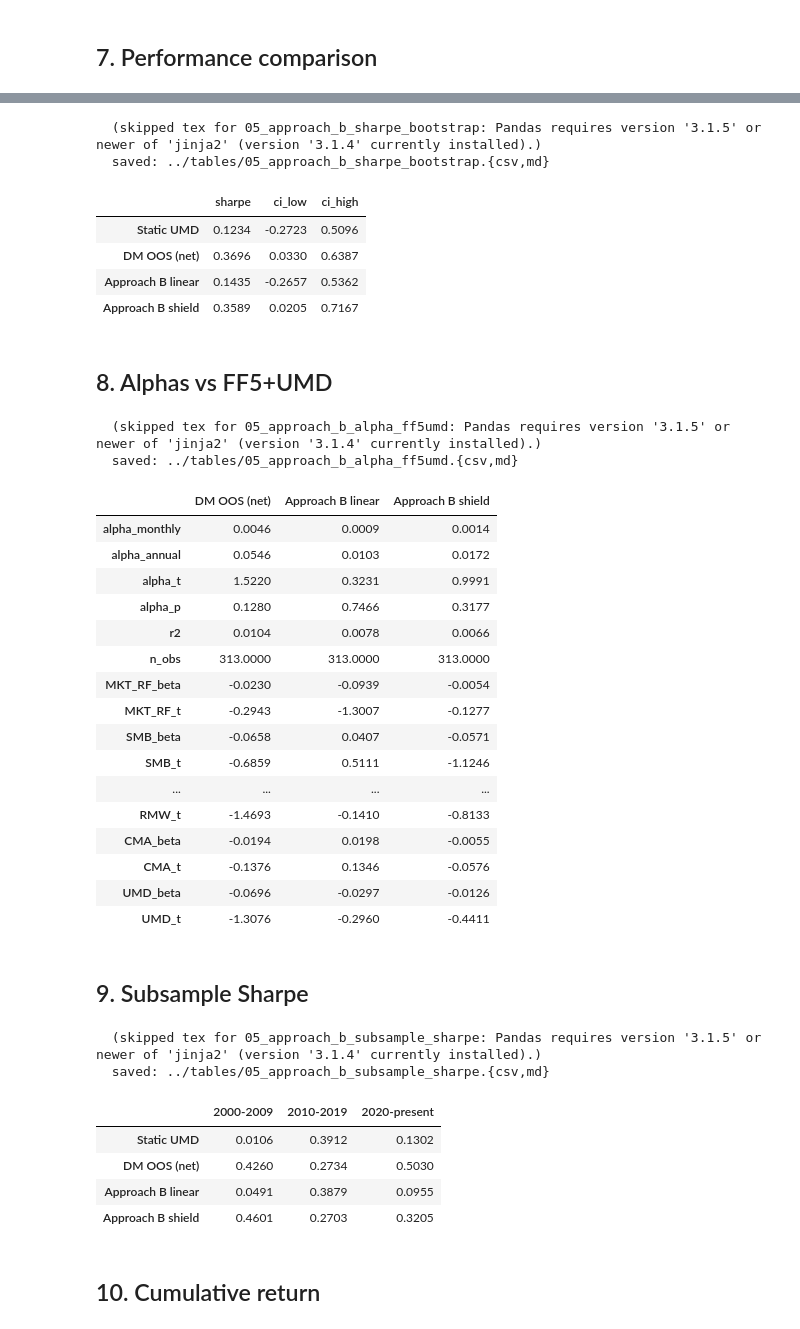
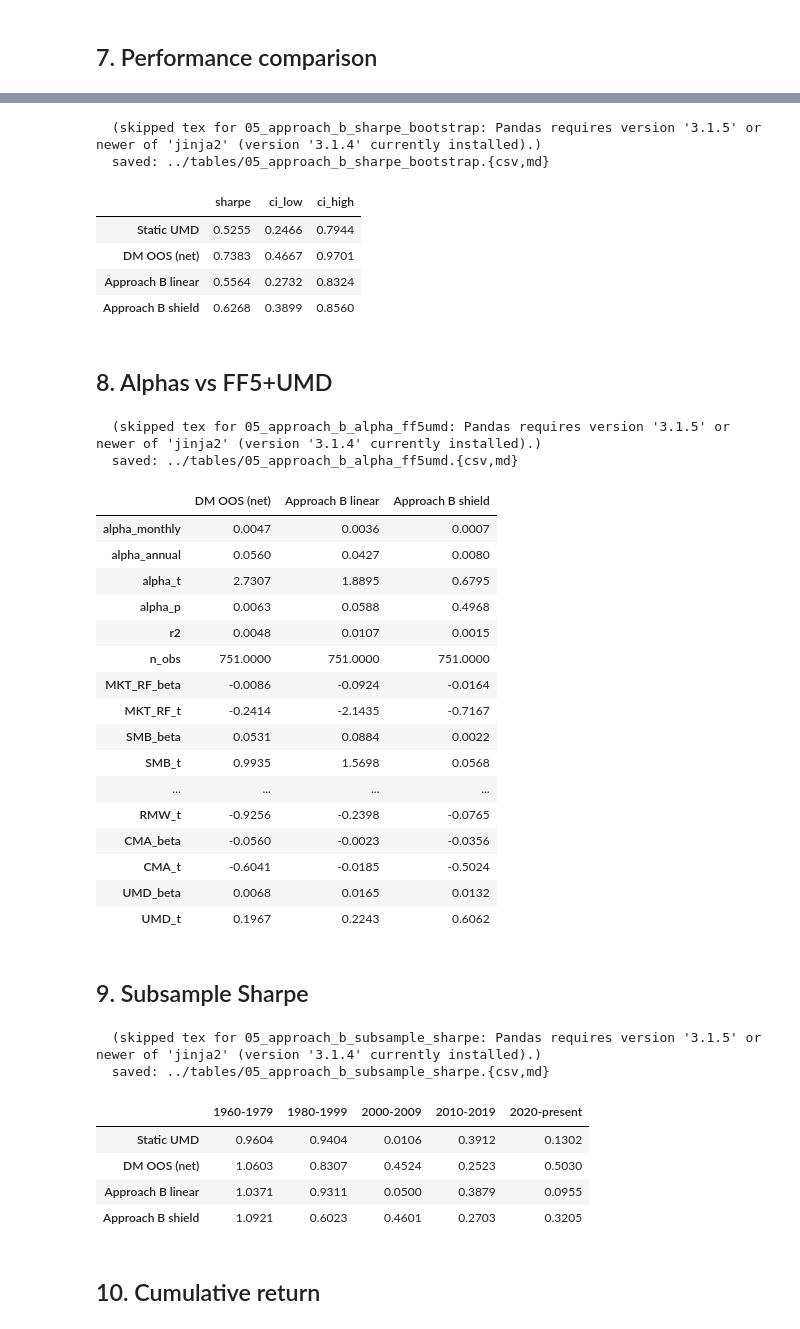
Before and after one commit to wyw2010/inertia-momentum-timing, a Jupyter notebook: notebooks/05_approach_b_classifier.ipynb, the cells around one changed output, grey strips where cells are left out. Drawn from its saved outputs; the diff is of its cells as text; code cells hidden in the pictures.

Commit message:
Extend OOS backtest window to 1960 across all approaches for tighter CIs.

```diff
--- a/notebooks/05_approach_b_classifier.ipynb
+++ b/notebooks/05_approach_b_classifier.ipynb
@@ -45,7 +45,7 @@ apply_style()
 pd.set_option('display.float_format', lambda x: f'{x:,.4f}')
 
 FIG_DIR, TABLE_DIR = '../figures', '../tables'
-OOS_START = '2000-01-01'
+OOS_START = '1960-01-01'
 # %% [markdown]
 ## 1. Load panel
 # %%
@@ -185,10 +185,10 @@ boot_df
   (skipped tex for 05_approach_b_sharpe_bootstrap: Pandas requires version '3.1.5' or newer of 'jinja2' (version '3.1.4' currently installed).)
   saved: ../tables/05_approach_b_sharpe_bootstrap.{csv,md}
 |  | sharpe | ci_low | ci_high |
-| Static UMD | 0.1234 | -0.2723 | 0.5096 |
-| DM OOS (net) | 0.3696 | 0.0330 | 0.6387 |
-| Approach B linear | 0.1435 | -0.2657 | 0.5362 |
-| Approach B shield | 0.3589 | 0.0205 | 0.7167 |
+| Static UMD | 0.5255 | 0.2466 | 0.7944 |
+| DM OOS (net) | 0.7383 | 0.4667 | 0.9701 |
+| Approach B linear | 0.5564 | 0.2732 | 0.8324 |
+| Approach B shield | 0.6268 | 0.3899 | 0.8560 |
 # %% [markdown]
 ## 8. Alphas vs FF5+UMD
 # %%
@@ -203,41 +203,43 @@ alpha_df.T
   (skipped tex for 05_approach_b_alpha_ff5umd: Pandas requires version '3.1.5' or newer of 'jinja2' (version '3.1.4' currently installed).)
   saved: ../tables/05_approach_b_alpha_ff5umd.{csv,md}
 |  | DM OOS (net) | Approach B linear | Approach B shield |
-| alpha_monthly | 0.0046 | 0.0009 | 0.0014 |
-| alpha_annual | 0.0546 | 0.0103 | 0.0172 |
-| alpha_t | 1.5220 | 0.3231 | 0.9991 |
-| alpha_p | 0.1280 | 0.7466 | 0.3177 |
-| r2 | 0.0104 | 0.0078 | 0.0066 |
-| n_obs | 313.0000 | 313.0000 | 313.0000 |
-| MKT_RF_beta | -0.0230 | -0.0939 | -0.0054 |
-| MKT_RF_t | -0.2943 | -1.3007 | -0.1277 |
-| SMB_beta | -0.0658 | 0.0407 | -0.0571 |
-| SMB_t | -0.6859 | 0.5111 | -1.1246 |
+| alpha_monthly | 0.0047 | 0.0036 | 0.0007 |
+| alpha_annual | 0.0560 | 0.0427 | 0.0080 |
+| alpha_t | 2.7307 | 1.8895 | 0.6795 |
+| alpha_p | 0.0063 | 0.0588 | 0.4968 |
+| r2 | 0.0048 | 0.0107 | 0.0015 |
+| n_obs | 751.0000 | 751.0000 | 751.0000 |
+| MKT_RF_beta | -0.0086 | -0.0924 | -0.0164 |
+| MKT_RF_t | -0.2414 | -2.1435 | -0.7167 |
+| SMB_beta | 0.0531 | 0.0884 | 0.0022 |
+| SMB_t | 0.9935 | 1.5698 | 0.0568 |
 | ... | ... | ... | ... |
-| RMW_t | -1.4693 | -0.1410 | -0.8133 |
-| CMA_beta | -0.0194 | 0.0198 | -0.0055 |
-| CMA_t | -0.1376 | 0.1346 | -0.0576 |
-| UMD_beta | -0.0696 | -0.0297 | -0.0126 |
-| UMD_t | -1.3076 | -0.2960 | -0.4411 |
+| RMW_t | -0.9256 | -0.2398 | -0.0765 |
+| CMA_beta | -0.0560 | -0.0023 | -0.0356 |
+| CMA_t | -0.6041 | -0.0185 | -0.5024 |
+| UMD_beta | 0.0068 | 0.0165 | 0.0132 |
+| UMD_t | 0.1967 | 0.2243 | 0.6062 |
 # %% [markdown]
 ## 9. Subsample Sharpe
 # %%
 splits = {
+    '1960-1979':    ('1960-01', '1979-12'),
+    '1980-1999':    ('1980-01', '1999-12'),
     '2000-2009':    ('2000-01', '2009-12'),
     '2010-2019':    ('2010-01', '2019-12'),
     '2020-present': ('2020-01', None),
 }
 sub = subsample_table(returns, splits)
 save_table(sub, '05_approach_b_subsample_sharpe', out_dir=TABLE_DIR)
 sub
 # %% [output]
   (skipped tex for 05_approach_b_subsample_sharpe: Pandas requires version '3.1.5' or newer of 'jinja2' (version '3.1.4' currently installed).)
   saved: ../tables/05_approach_b_subsample_sharpe.{csv,md}
-|  | 2000-2009 | 2010-2019 | 2020-present |
-| Static UMD | 0.0106 | 0.3912 | 0.1302 |
-| DM OOS (net) | 0.4260 | 0.2734 | 0.5030 |
-| Approach B linear | 0.0491 | 0.3879 | 0.0955 |
-| Approach B shield | 0.4601 | 0.2703 | 0.3205 |
+|  | 1960-1979 | 1980-1999 | 2000-2009 | 2010-2019 | 2020-present |
+| Static UMD | 0.9604 | 0.9404 | 0.0106 | 0.3912 | 0.1302 |
+| DM OOS (net) | 1.0603 | 0.8307 | 0.4524 | 0.2523 | 0.5030 |
+| Approach B linear | 1.0371 | 0.9311 | 0.0500 | 0.3879 | 0.0955 |
+| Approach B shield | 1.0921 | 0.6023 | 0.4601 | 0.2703 | 0.3205 |
 # %% [markdown]
 ## 10. Cumulative return
 # %%
```
Also changed, not shown: parts of 4 cells of this notebook, 45 other files.
